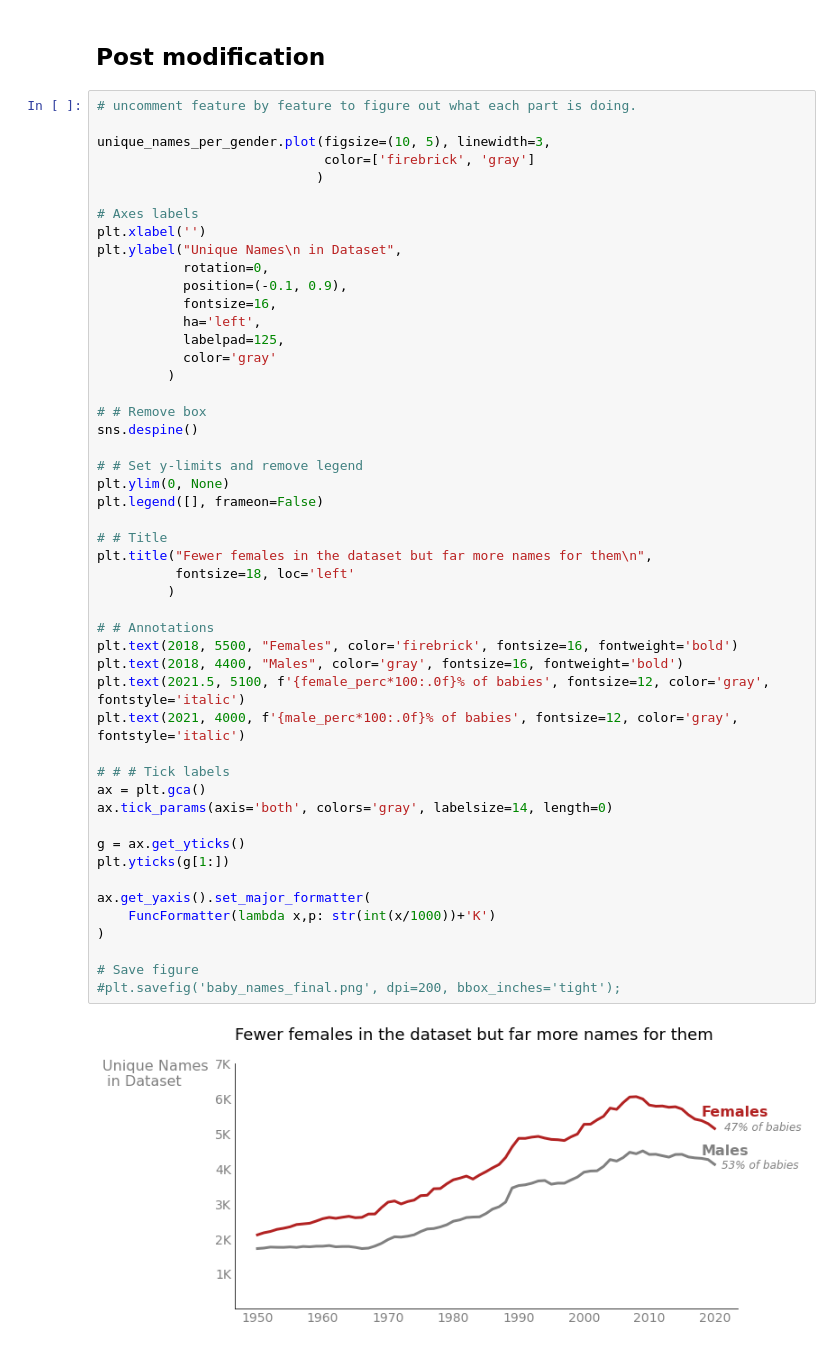
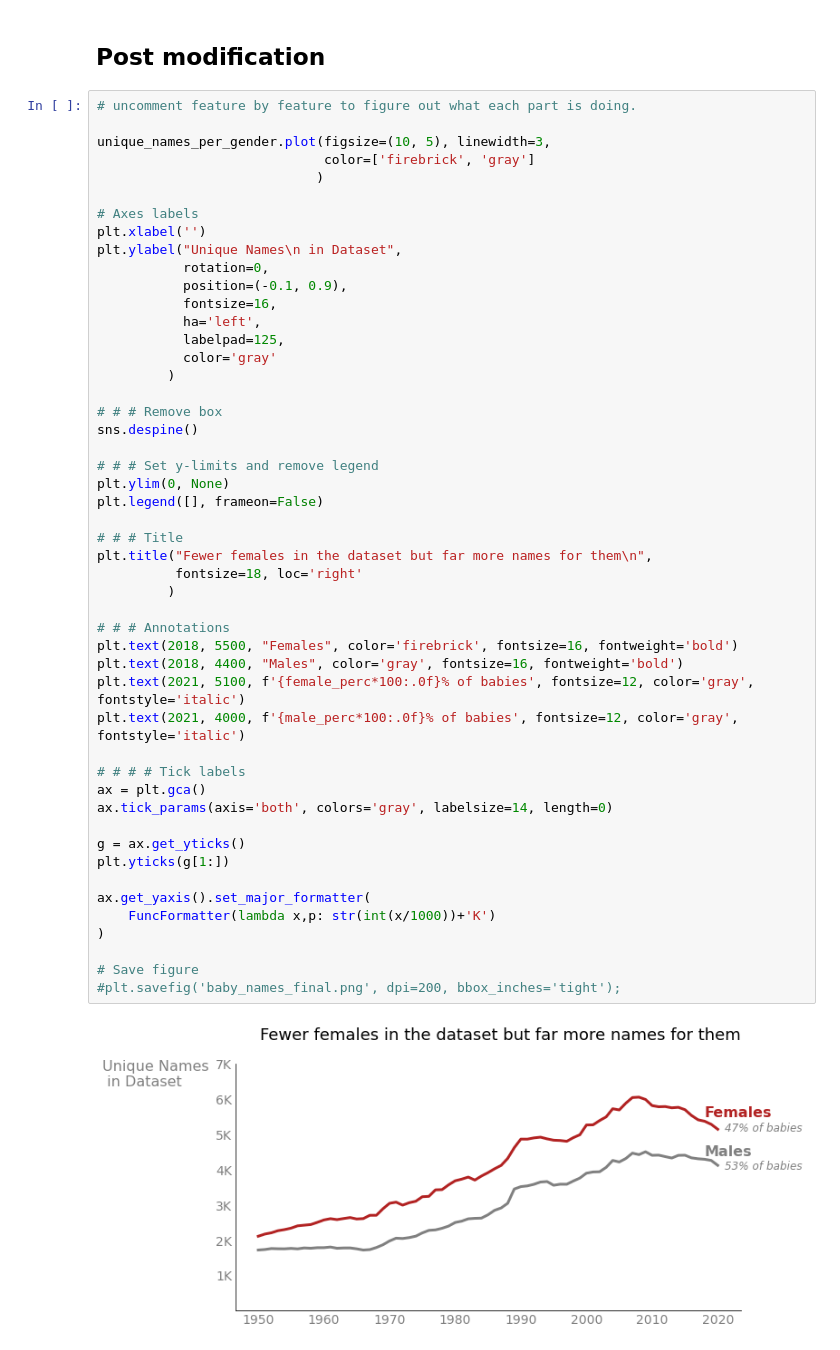
Before and after one commit to santarabantoosoo/Data-Analysis-NanoDegree, a Jupyter notebook: s9_project/demos/baby_names_visual.ipynb, the cells around one changed output. Drawn from its saved outputs; the diff is of its cells as text.

```diff
--- a/s9_project/demos/baby_names_visual.ipynb
+++ b/s9_project/demos/baby_names_visual.ipynb
@@ -137,38 +137,38 @@ plt.ylabel("Unique Names\n in Dataset",
            ha='left',
            labelpad=125,
            color='gray'
          )
 
-# # Remove box
+# # # Remove box
 sns.despine()
 
-# # Set y-limits and remove legend
+# # # Set y-limits and remove legend
 plt.ylim(0, None)
 plt.legend([], frameon=False)
 
-# # Title
+# # # Title
 plt.title("Fewer females in the dataset but far more names for them\n",
-          fontsize=18, loc='left'
+          fontsize=18, loc='right'
          )
 
-# # Annotations
+# # # Annotations
 plt.text(2018, 5500, "Females", color='firebrick', fontsize=16, fontweight='bold')
 plt.text(2018, 4400, "Males", color='gray', fontsize=16, fontweight='bold')
-plt.text(2021.5, 5100, f'{female_perc*100:.0f}% of babies', fontsize=12, color='gray', fontstyle='italic')
+plt.text(2021, 5100, f'{female_perc*100:.0f}% of babies', fontsize=12, color='gray', fontstyle='italic')
 plt.text(2021, 4000, f'{male_perc*100:.0f}% of babies', fontsize=12, color='gray', fontstyle='italic')
 
-# # # Tick labels
+# # # # Tick labels
 ax = plt.gca()
 ax.tick_params(axis='both', colors='gray', labelsize=14, length=0)
 
 g = ax.get_yticks()
 plt.yticks(g[1:])
 
 ax.get_yaxis().set_major_formatter(
     FuncFormatter(lambda x,p: str(int(x/1000))+'K')
 )
 
 # Save figure
 #plt.savefig('baby_names_final.png', dpi=200, bbox_inches='tight');
 # %% [output]
-[figure, old version]
+[figure, new version]
```
Also changed, not shown: 1 other file.
